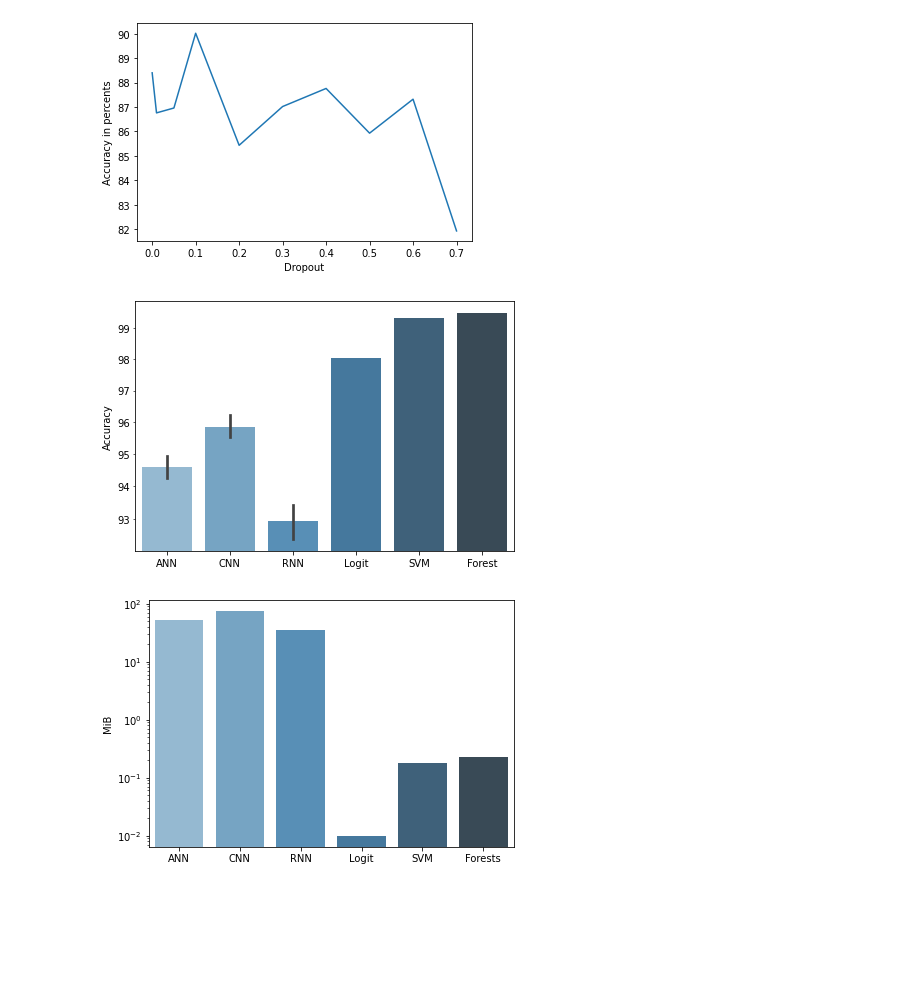
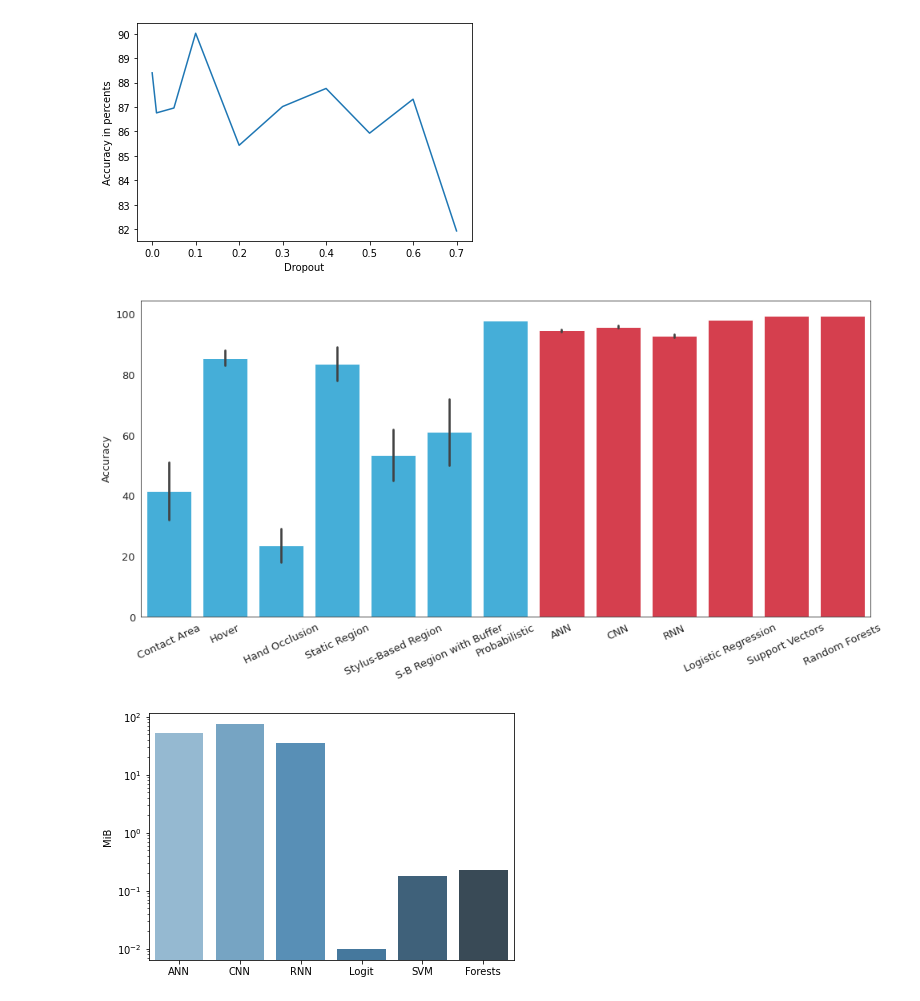
Before and after one commit to mmenzyns/ai-palm-rejection, a Jupyter notebook: ai_ml/graphs.ipynb, the cells around one changed output. Cells and saved outputs as stored; diff of their text form; code cells hidden in the pictures; blank space fills up the shorter version.

```diff
--- a/ai_ml/graphs.ipynb
+++ b/ai_ml/graphs.ipynb
@@ -302,32 +285,46 @@ plt.savefig("figures/ann-dropout.pdf")
 [figure]
 # %%
 dt = {
+    'Contact Area': [0.51, 0.32],
+    'Hover': [0.88, 0.83],
+    'Hand Occlusion': [0.18, 0.29],
+    'Static Region': [0.89, 0.78],
+    'Stylus-Based Region': [0.62, 0.45],
+    'S-B Region with Buffer': [0.72, 0.50],
+
+    'Probabilistic': [0.979],
+
     'ANN': [0.9413681030273438, 0.9478827118873596, 0.9527687430381775, 0.9429967403411865, 0.9446253776550293],
     'CNN': [0.9592834115028381, 0.965798020362854, 0.9543973803520203, 0.9592834115028381, 0.9543973803520203],
     'RNN': [0.9250814318656921, 0.9315961003303528, 0.920195460319519, 0.9332247376441956, 0.9364820718765259],
 
-    'Logit': [0.9804560260586319],
-    'SVM': [0.993485342019544],
-    'Forest': [0.995114006514658],
+    'Logistic Regression': [0.9804560260586319],
+    'Support Vectors': [0.993485342019544],
+    'Random Forests': [0.995114006514658],
 }
-
+plt.figure(figsize=(14,7))
 data = pd.DataFrame(columns=['Model', 'Accuracy'])
 for key, array in dt.items():
     dataframe = pd.DataFrame({
         'Model': key,
         'Accuracy': array
     })
     data = pd.concat((data, dataframe))
+data.Accuracy = data.Accuracy * 100
+# plt.rcParams["figure.figsize"] = [2 * i for i in plt.rcParams["figure.figsize"]]
 
-data.Accuracy = data.Accuracy * 100
-ax = sns.barplot(x='Model', y='Accuracy', data=data, palette="Blues_d")
-ax.set_yscale('log')
-ax.yaxis.set_minor_formatter(mticker.ScalarFormatter())
+plt.rcParams.update({'font.size': 13})
+sns.set_style('white')
+clrs = ['#2cb9f1' if (i<7) else '#ee263a' for i in range(len(dt))]
+plt.xticks(rotation=25)
+ax = sns.barplot(x='Model', y='Accuracy', data=data, palette=clrs, saturation=1)
+# ax.set_yscale('log')
+# ax.yaxis.set_minor_formatter(mticker.ScalarFormatter())
 plt.xlabel(None)
 plt.tight_layout()
-plt.savefig("figures/prototype_accuracies.pdf")
+plt.savefig("figures/accuracies.png")
 # %% [output]
-[figure, old version]
+[figure, new version]
 # %%
 
 
```
Also changed, not shown: parts of 1 cell of this notebook, 44 other files.
